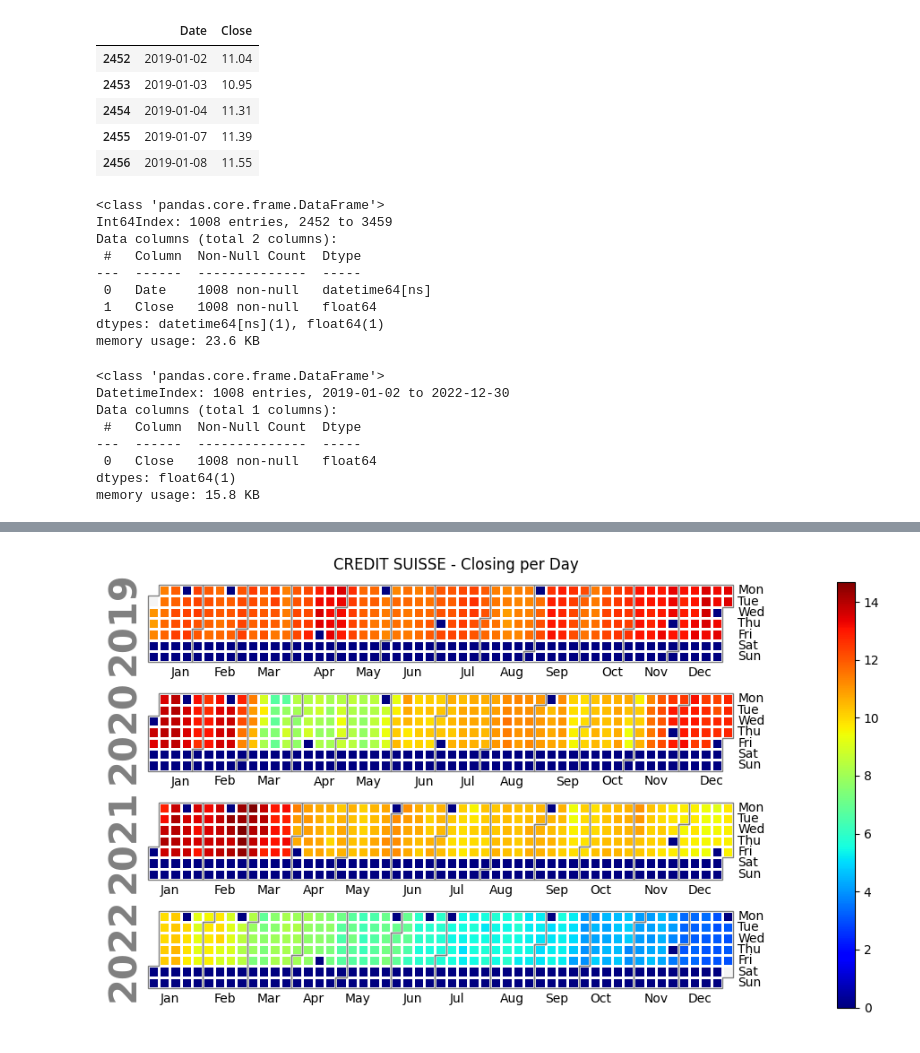
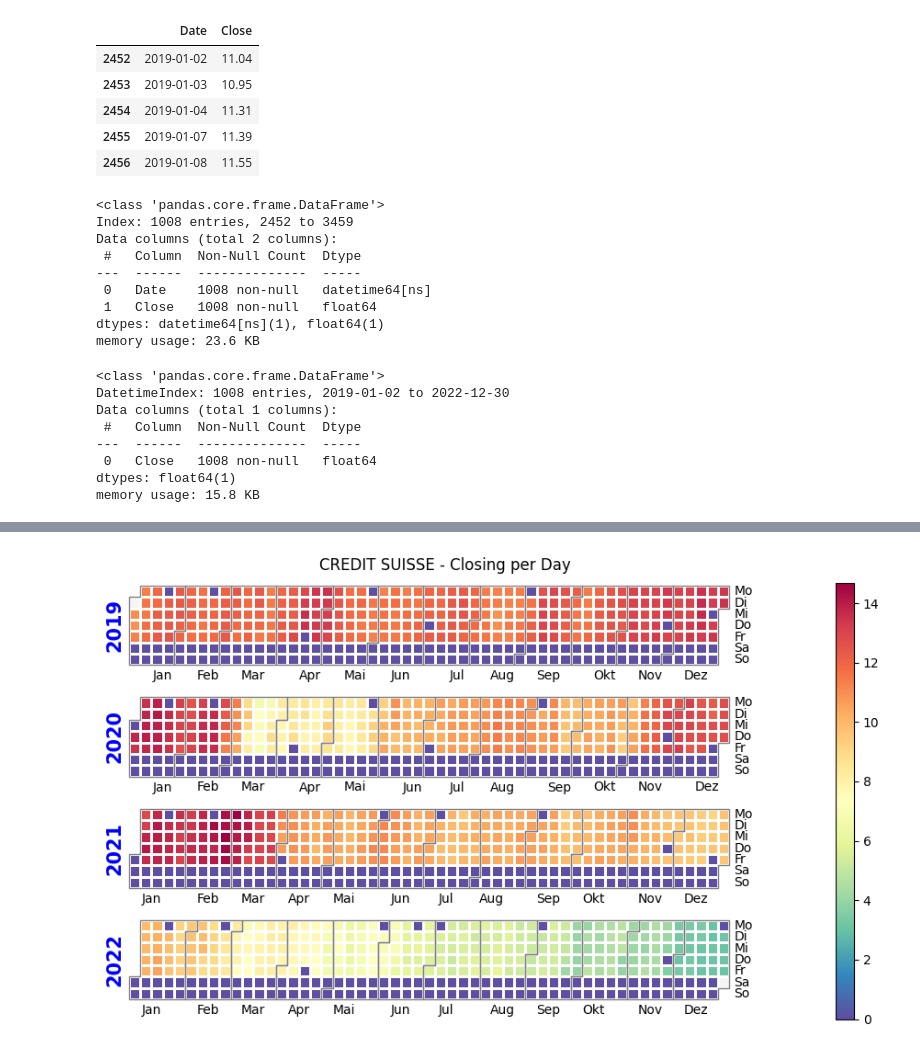
Before and after one commit to sawubona-repo/BINA-FS24-WORK, a Jupyter notebook: LB06-Regression+TimeSeries/Python/Python_JUPYTER_TIMESERIES_FinancialData.ipynb, the cells around one changed output, grey strips where cells are left out. Cells and saved outputs as stored; diff of their text form; code cells hidden in the pictures.

```diff
--- a/LB06-Regression+TimeSeries/Python/Python_JUPYTER_TIMESERIES_FinancialData.ipynb
+++ b/LB06-Regression+TimeSeries/Python/Python_JUPYTER_TIMESERIES_FinancialData.ipynb
@@ -171,7 +171,7 @@ data['day']=data['Date'].dt.day
 
 data['dayofweek_num']=data['Date'].dt.dayofweek
 data['dayofyear_num']=data['Date'].dt.dayofyear
-data['weekofyear_num']=data['Date'].dt.week
+data['weekofyear_num']=data['Date'].dt.isocalendar().week
 data['quarter_num']=data['Date'].dt.quarter
 data['daysinmonth_num']=data['Date'].dt.days_in_month
 
@@ -526,7 +543,7 @@ df.head()
 df.info()
 # %% [output]
 <class 'pandas.core.frame.DataFrame'>
-Int64Index: 1008 entries, 2452 to 3459
+Index: 1008 entries, 2452 to 3459
 Data columns (total 2 columns):
  #   Column  Non-Null Count  Dtype
 ---  ------  --------------  -----
@@ -550,13 +567,20 @@ dtypes: float64(1)
 memory usage: 15.8 KB
 # %%
 import calplot
+import matplotlib.pyplot as plt
 
 fig1 = calplot.calplot(data = df['Close'],
-                       cmap = 'jet',
+                       cmap = 'Spectral_r',
                        figsize = (10, 5),
+                       daylabels = ['Mo', 'Di', 'Mi', 'Do', 'Fr', 'Sa', 'So'],
+                       monthlabels = ['Jan', 'Feb', 'Mar', 'Apr', 'Mai', 'Jun', 'Jul', 'Aug', 'Sep', 'Okt', 'Nov', 'Dez'],
+                       yearlabels = True, yearlabel_kws = {'fontsize': 15, 'color': 'blue'},
                        suptitle = "CREDIT SUISSE - Closing per Day",
                        )
 
-import pylab
-pylab.savefig('cs-heatmap.png')
+#import pylab
+#pylab.savefig('cs-heatmap.png')
+plt.savefig('CS-heatmap.png')
+
+plt.show()
 # %% [output]
@@ -580 +604 @@ WARNING:matplotlib.font_manager:findfont: Font family 'Helvetica' not found.
-[figure, old version]
+[figure, new version]
```
Also changed, not shown: parts of 9 cells of this notebook, 2 other files.
